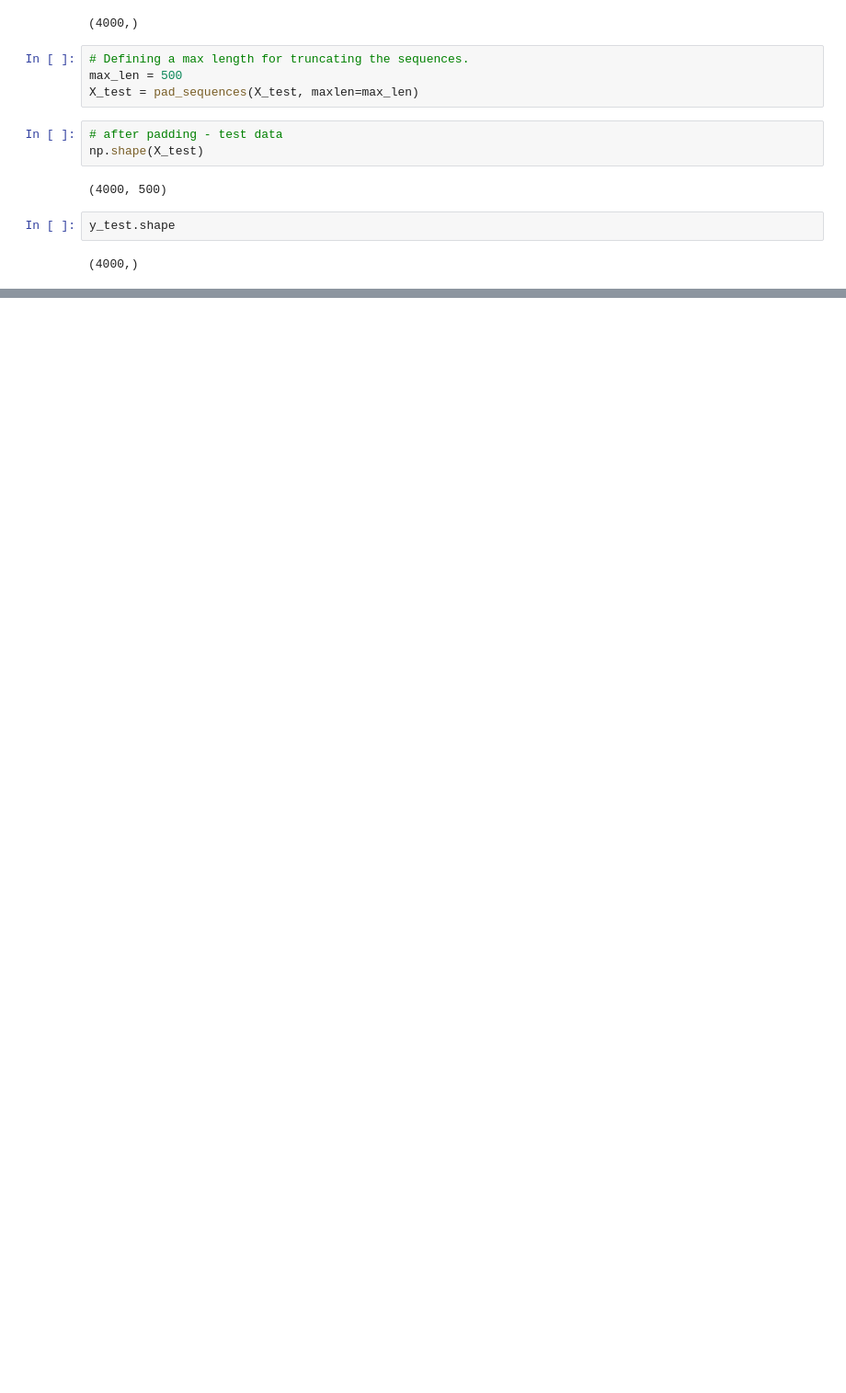
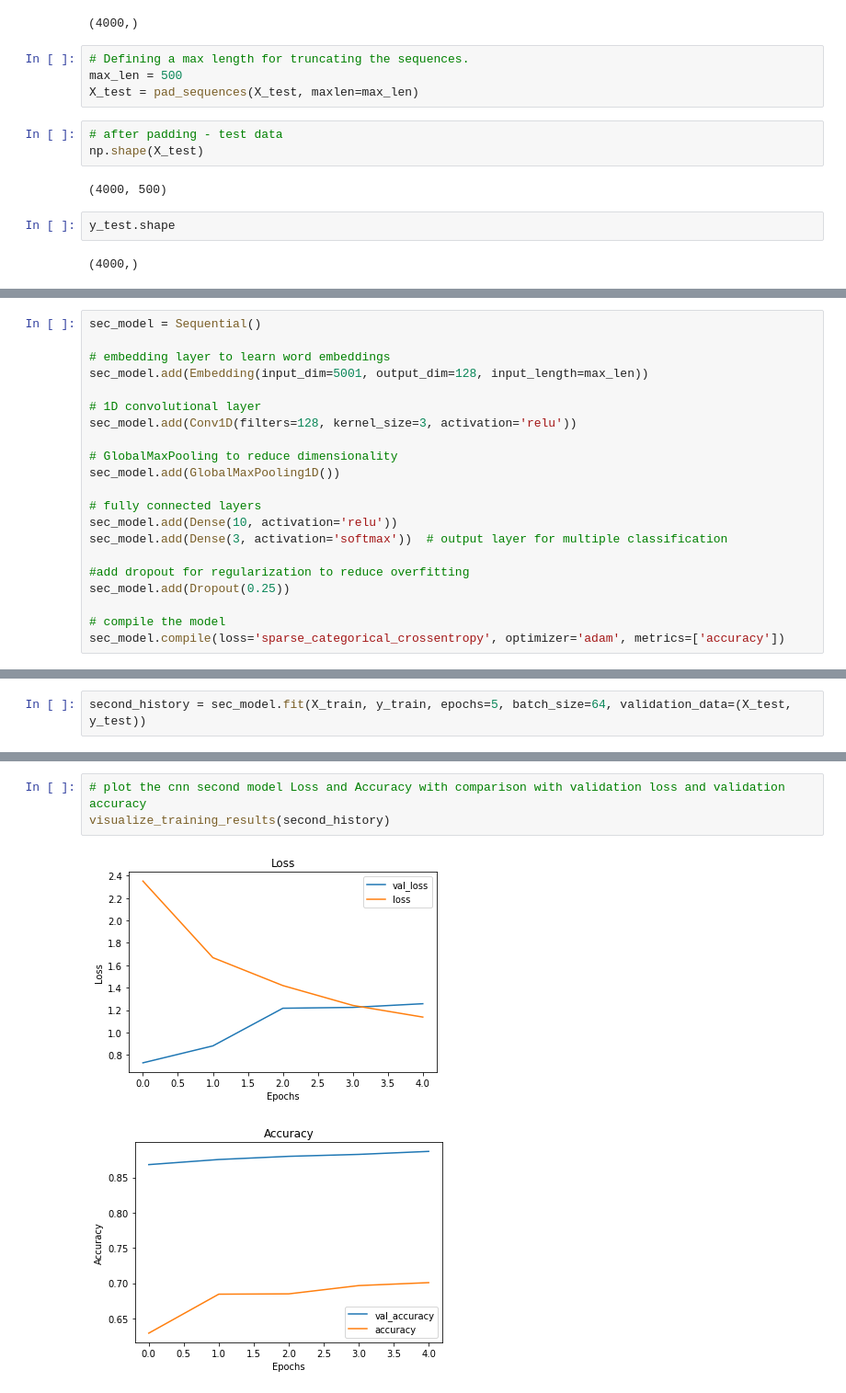
Before and after one commit to akeyo03/capstone_project_phase5, a Jupyter notebook: Cyberbullying Detection System.ipynb, the cells around one changed output, grey strips where cells are left out. Shown: that part at 92% size. Cells and saved outputs as stored; diff of their text form; blank space fills up the shorter version.

```diff
--- a/Cyberbullying Detection System.ipynb
+++ b/Cyberbullying Detection System.ipynb
@@ -1067,0 +1212,21 @@ y_test.shape
+# %%
+sec_model = Sequential()
+
+# embedding layer to learn word embeddings
+sec_model.add(Embedding(input_dim=5001, output_dim=128, input_length=max_len))
+
+# 1D convolutional layer
+sec_model.add(Conv1D(filters=128, kernel_size=3, activation='relu'))
+
+# GlobalMaxPooling to reduce dimensionality
+sec_model.add(GlobalMaxPooling1D())
+
+# fully connected layers
+sec_model.add(Dense(10, activation='relu'))
+sec_model.add(Dense(3, activation='softmax'))  # output layer for multiple classification
+
+#add dropout for regularization to reduce overfitting
+sec_model.add(Dropout(0.25))
+
+# compile the model
+sec_model.compile(loss='sparse_categorical_crossentropy', optimizer='adam', metrics=['accuracy'])
@@ -1067,0 +1256,2 @@ y_test.shape
+# %%
+second_history = sec_model.fit(X_train, y_train, epochs=5, batch_size=64, validation_data=(X_test, y_test))
@@ -1067,0 +1277,6 @@ y_test.shape
+# %%
+# plot the cnn second model Loss and Accuracy with comparison with validation loss and validation accuracy
+visualize_training_results(second_history)
+# %% [output]
+[figure, added]
+[figure, added]
```
Also changed, not shown: parts of 46 cells of this notebook.
